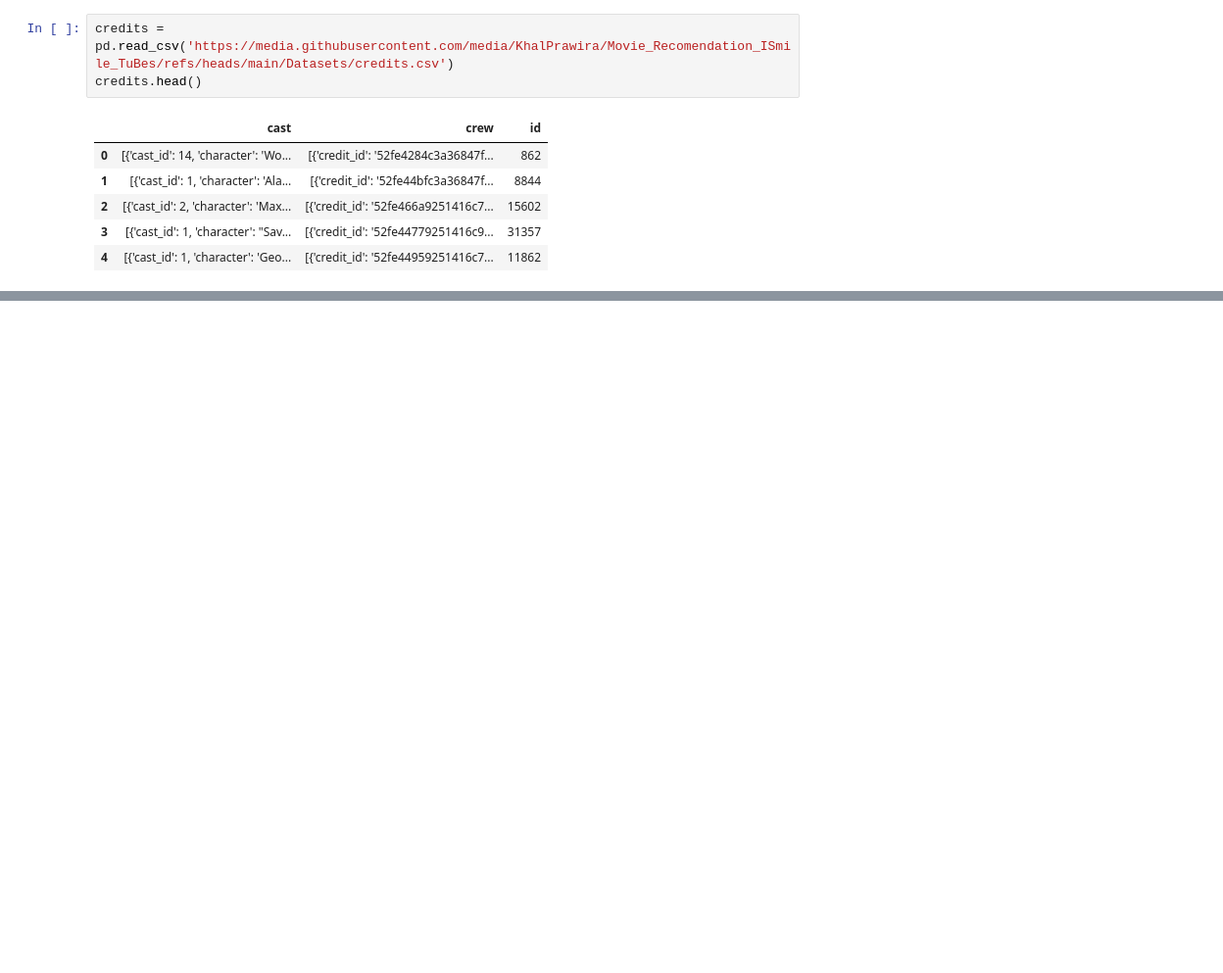
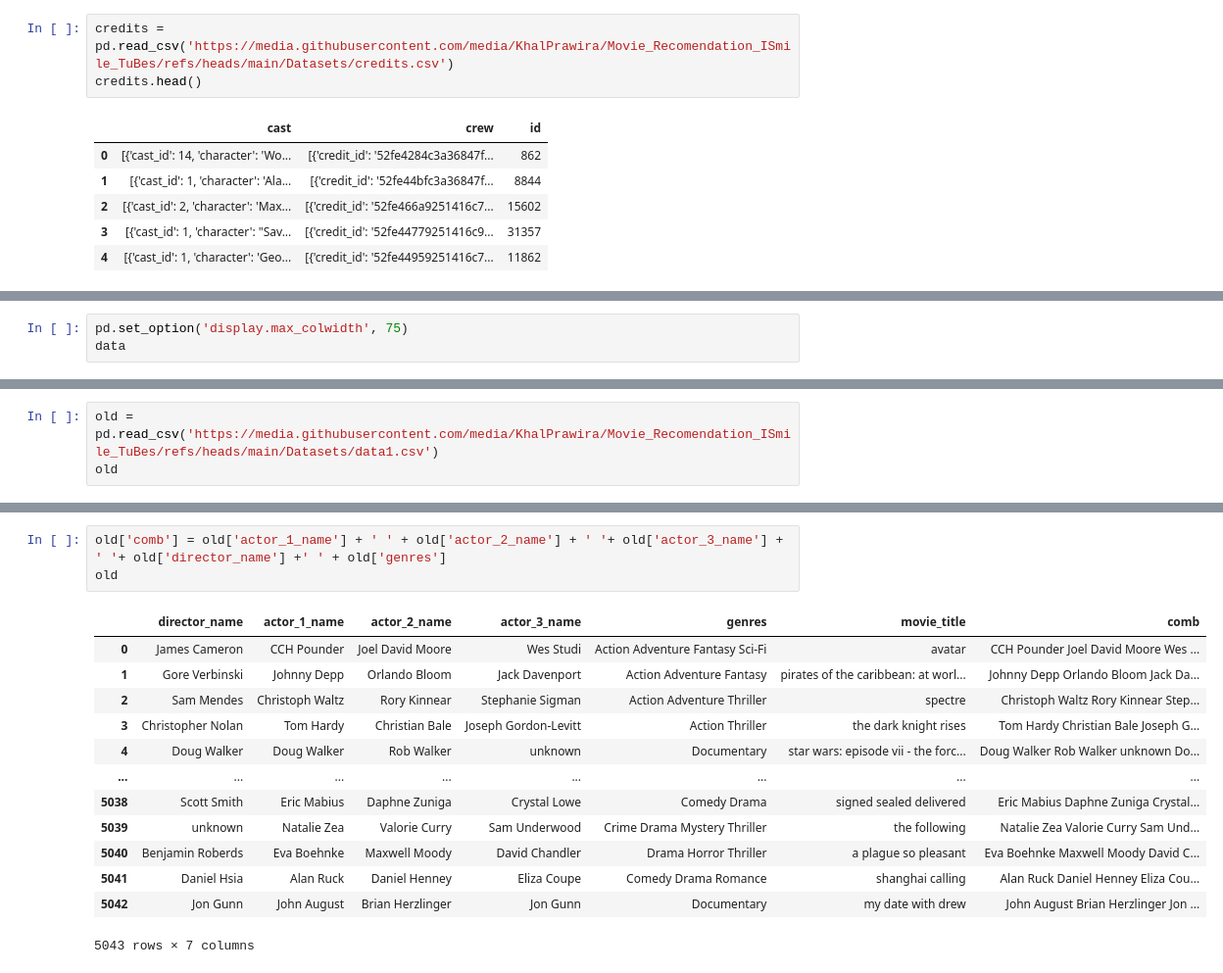
Before and after one commit to KhalPrawira/Movie_Recomendation_ISmile_TuBes, a Jupyter notebook: Data_Process/data_process_2.ipynb, the cells around one changed output, grey strips where cells are left out. Shown: that part at 98% size. Drawn from its saved outputs; the diff is of its cells as text; blank space fills up the shorter version.

```diff
--- a/Data_Process/data_process_2.ipynb
+++ b/Data_Process/data_process_2.ipynb
@@ -30,0 +87,3 @@ meta
+# %%
+pd.set_option('display.max_colwidth', 75)
+data
@@ -30,0 +328,3 @@ meta
+# %%
+old = pd.read_csv('https://media.githubusercontent.com/media/KhalPrawira/Movie_Recomendation_ISmile_TuBes/refs/heads/main/Datasets/data1.csv')
+old
@@ -30,0 +345,17 @@ meta
+# %%
+old['comb'] = old['actor_1_name'] + ' ' + old['actor_2_name'] + ' '+ old['actor_3_name'] + ' '+ old['director_name'] +' ' + old['genres']
+old
+# %% [output]
+|  | director_name | actor_1_name | actor_2_name | actor_3_name | genres | movie_title | comb |
+| 0 | James Cameron | CCH Pounder | Joel David Moore | Wes Studi | Action Adventure Fantasy Sci-Fi | avatar | CCH Pounder Joel David Moore Wes ... |
+| 1 | Gore Verbinski | Johnny Depp | Orlando Bloom | Jack Davenport | Action Adventure Fantasy | pirates of the caribbean: at worl... | Johnny Depp Orlando Bloom Jack Da... |
+| 2 | Sam Mendes | Christoph Waltz | Rory Kinnear | Stephanie Sigman | Action Adventure Thriller | spectre | Christoph Waltz Rory Kinnear Step... |
+| 3 | Christopher Nolan | Tom Hardy | Christian Bale | Joseph Gordon-Levitt | Action Thriller | the dark knight rises | Tom Hardy Christian Bale Joseph G... |
+| 4 | Doug Walker | Doug Walker | Rob Walker | unknown | Documentary | star wars: episode vii - the forc... | Doug Walker Rob Walker unknown Do... |
+| ... | ... | ... | ... | ... | ... | ... | ... |
+| 5038 | Scott Smith | Eric Mabius | Daphne Zuniga | Crystal Lowe | Comedy Drama | signed sealed delivered | Eric Mabius Daphne Zuniga Crystal... |
+| 5039 | unknown | Natalie Zea | Valorie Curry | Sam Underwood | Crime Drama Mystery Thriller | the following | Natalie Zea Valorie Curry Sam Und... |
+| 5040 | Benjamin Roberds | Eva Boehnke | Maxwell Moody | David Chandler | Drama Horror Thriller | a plague so pleasant | Eva Boehnke Maxwell Moody David C... |
+| 5041 | Daniel Hsia | Alan Ruck | Daniel Henney | Eliza Coupe | Comedy Drama Romance | shanghai calling | Alan Ruck Daniel Henney Eliza Cou... |
+| 5042 | Jon Gunn | John August | Brian Herzlinger | Jon Gunn | Documentary | my date with drew | John August Brian Herzlinger Jon ... |
+5043 rows × 7 columns
```
Also changed, not shown: parts of 42 cells of this notebook.
